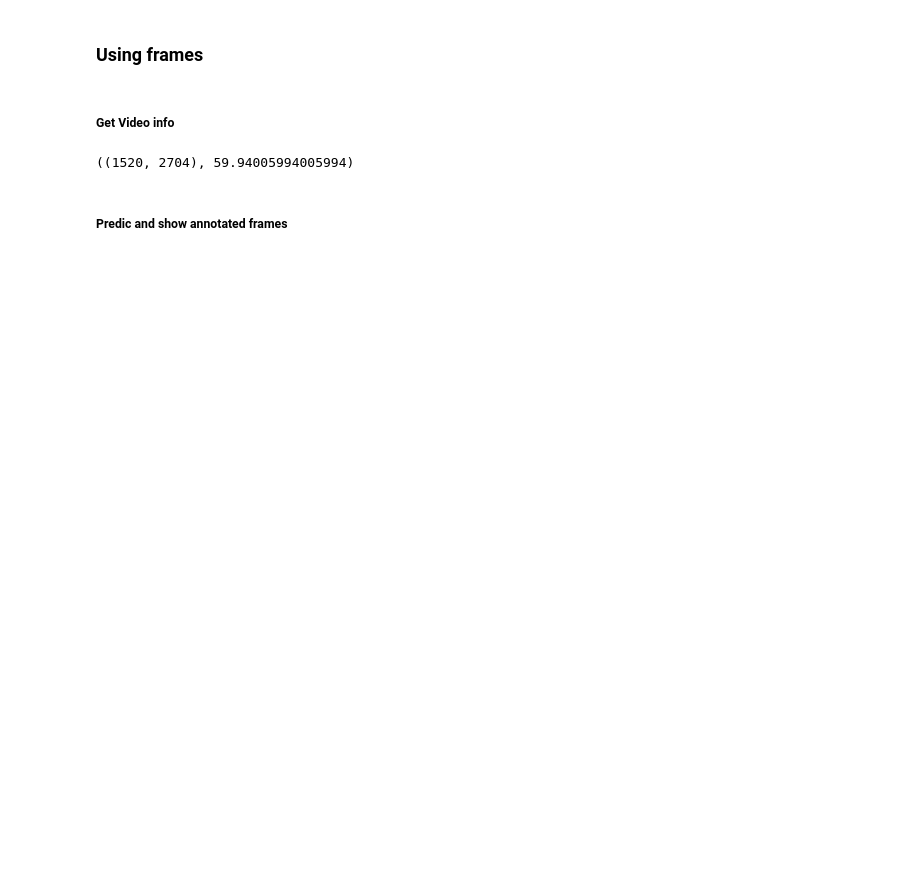
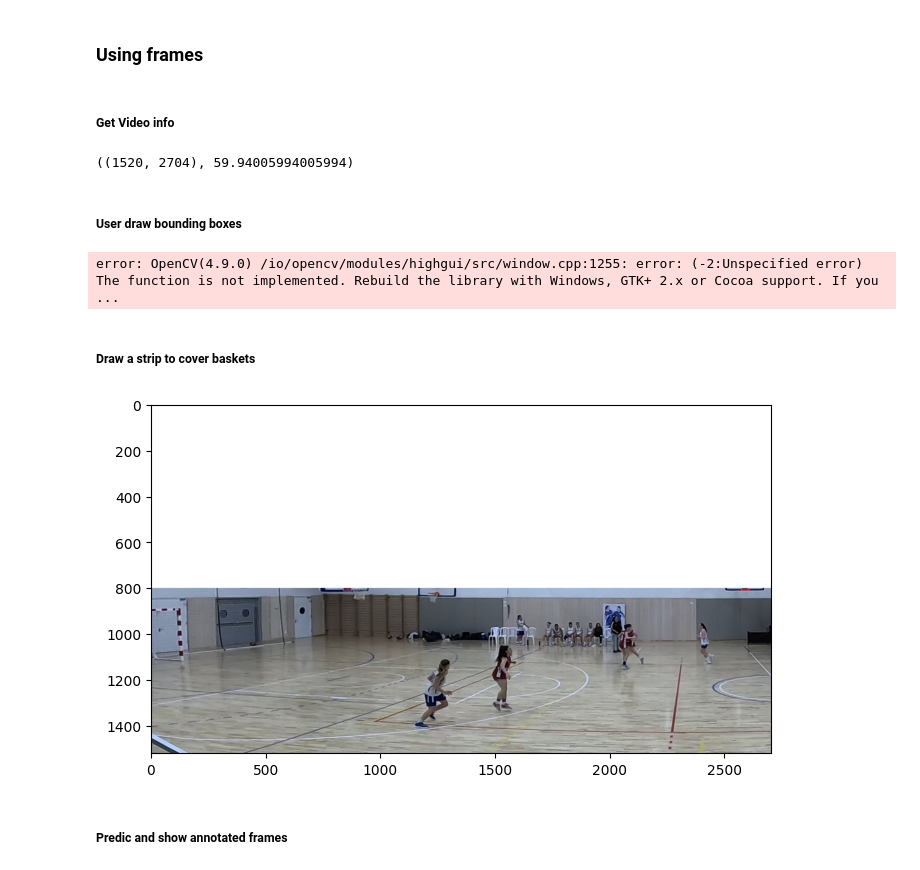
Before and after one commit to niros1/tracker, a Jupyter notebook: playground.ipynb, the cells around one changed output. Saved outputs shown, nothing was run; the diff lists cells and outputs as text; code cells hidden in the pictures; blank space fills up the shorter version.

Commit message:
drwaing bounding boxes

```diff
--- a/playground.ipynb
+++ b/playground.ipynb
@@ -230,6 +241,74 @@ resolution_size = (int(frame.shape[0]), int(frame.shape[1]))
 resolution_size, fps
 # %% [output]
 ((1520, 2704), 59.94005994005994)
+# %% [markdown]
+##### User draw bounding boxes
+# %%
+import cv2
+import numpy as np
+
+
+image_name = "frame99_3960"
+img_path = f"/home/ubuntu/tracker/tracker/output/frames/{image_name}.jpg"
+zoomed_img_path = f"/home/ubuntu/tracker/tracker/output/frames/{image_name}_zoom.jpg"
+# Load an image
+image = cv2.imread(img_path)
+image_copy = image.copy()
+
+# Initialize the list to store rectangle points
+rect_endpoint_tmp = []
+rect_endpoint = []
+
+# Define the event function
+def draw_rectangle(event, x, y, flags, param):
+    if event == cv2.EVENT_LBUTTONDOWN:
+        rect_endpoint_tmp[:] = [(x, y)]
+    elif event == cv2.EVENT_LBUTTONUP:
+        rect_endpoint_tmp.append((x, y))
+        cv2.rectangle(image, rect_endpoint_tmp[0], rect_endpoint_tmp[1], (255, 255, 255), 2)
+        rect_endpoint.append(rect_endpoint_tmp)
+        cv2.imshow('image', image)
+
+# Create a window and assign the callback
+cv2.namedWindow('image')
+cv2.setMouseCallback('image', draw_rectangle)
+
+while True:
+    cv2.imshow('image', image)
+    if cv2.waitKey(1) & 0xFF == ord('q'):
+        break
+
+cv2.destroyAllWindows()
+
+# Print the coordinates of the rectangles
+for rect in rect_endpoint:
+    print(f'Start point: {rect[0]}, end point: {rect[1]}')
+# %% [output]
+error: OpenCV(4.9.0) /io/opencv/modules/highgui/src/window.cpp:1255: error: (-2:Unspecified error) The function is not implemented. Rebuild the library with Windows, GTK+ 2.x or Cocoa support. If you  ...
+# %% [markdown]
+##### Draw a strip to cover baskets
+# %%
+import cv2
+import numpy as np
+image_name = "frame99_3960"
+zoomed_img_path = f"/home/ubuntu/tracker/tracker/output/frames/{image_name}_zoom.jpg"
+
+# Load an image
+image = cv2.imread(zoomed_img_path)
+
+# Define the start and end points of the strip
+start_point = (0, 0)  # (x, y)
+end_point = (image.shape[1], 0)  # (x, y)
+
+# Define the color and thickness of the strip
+color = (255, 255, 255)  # white
+thickness = 1600
+
+# Draw the strip on the image
+cv2.line(image, start_point, end_point, color, thickness)
+plot_image(image, 8)
+# %% [output]
+[figure, added]
 # %% [markdown]
 ##### Predic and show annotated frames
 # %%
```
Also changed, not shown: parts of 7 cells of this notebook.
